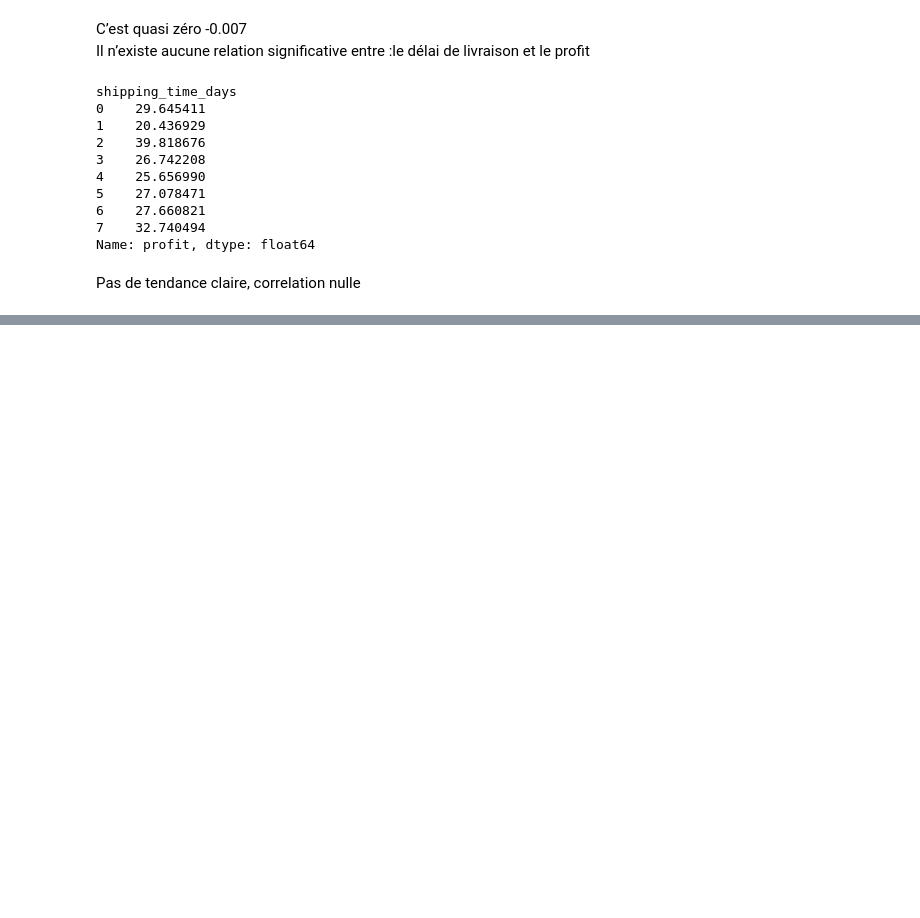
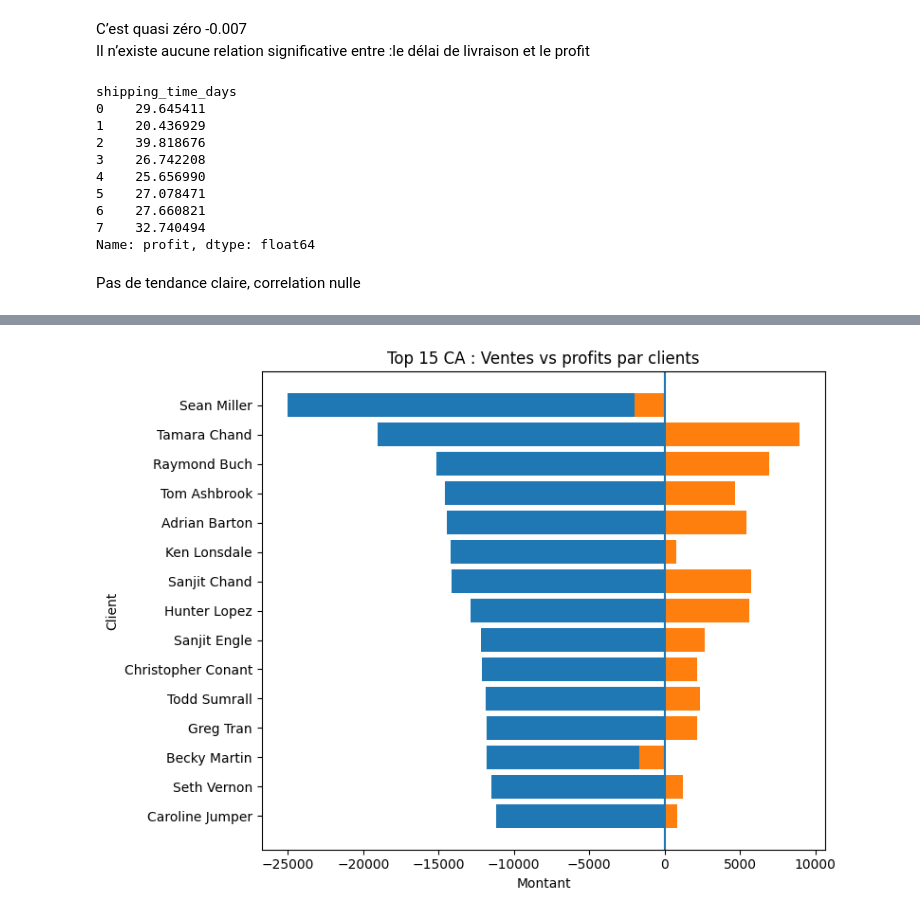
Before and after one commit to msshaqura/project_superstore, a Jupyter notebook: sample_superstore.ipynb, the cells around one changed output, grey strips where cells are left out. Cells and saved outputs as stored; diff of their text form; code cells hidden in the pictures; blank space fills up the shorter version.

```diff
--- a/sample_superstore.ipynb
+++ b/sample_superstore.ipynb
@@ -907,0 +980,32 @@ Pas de tendance claire, correlation nulle
+# %%
+# ===== Top 15 CA : Ventes vs Profits par Clients =====
+
+top_clients = (
+    df_cleaned
+    .groupby("customer_name")[["sales", "profit"]]
+    .sum()
+    .sort_values("sales", ascending=False)
+    .head(15)
+)
+
+# Trier pour affichage horizontal propre
+top_clients = top_clients.sort_values("sales")
+
+sales = -top_clients["sales"]   # ventes à gauche
+profit = top_clients["profit"]  # profits à droite
+
+plt.figure(figsize=(8,6))
+
+plt.barh(top_clients.index, sales)
+plt.barh(top_clients.index, profit)
+
+plt.axvline(0)
+
+plt.title("Top 15 CA : Ventes vs profits par clients")
+plt.xlabel("Montant")
+plt.ylabel("Client")
+
+plt.tight_layout()
+plt.show()
+# %% [output]
+[figure, added]
```
Also changed, not shown: parts of 5 cells of this notebook.
